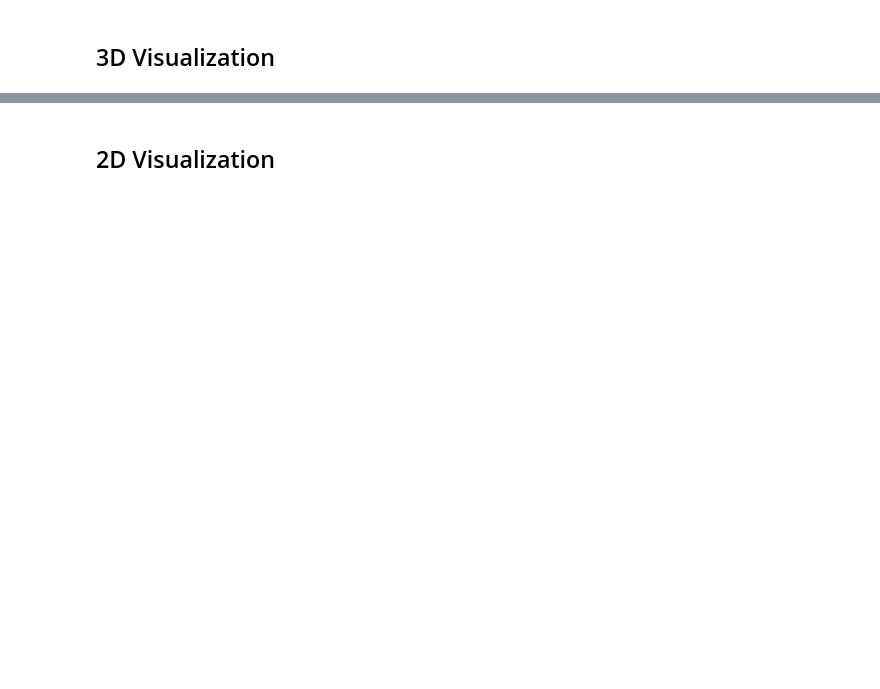
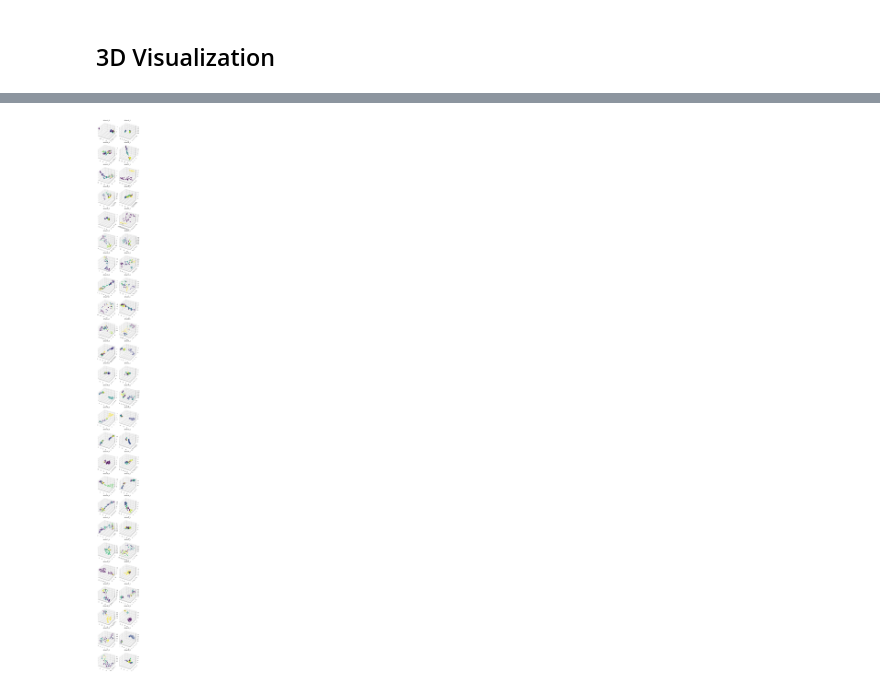
Before and after one commit to ericsua/DataMiningProject23-24, a Jupyter notebook: Part3.ipynb, the cells around one changed output, grey strips where cells are left out. Drawn from its saved outputs; the diff is of its cells as text; code cells hidden in the pictures; blank space fills up the shorter version.

```diff
--- a/Part3.ipynb
+++ b/Part3.ipynb
@@ -1053,24 +585,22 @@ fig.show()
-# %% [markdown]
-## 2D Visualization
-# %%
-fig, ax = plt.subplots(figsize = (14, 10))
-
-for i in range(len(std_dev)):
-    coordinates = off[len(std_dev)-1-i]
-    x = [point[0] for point in coordinates]
-    y = [point[1] for point in coordinates]
-
-    ax.scatter(x, y, s = 100,  edgecolor = "black", label="std_dev = {}".format(std_dev[len(std_dev)-1-i]))
-    ax.scatter(0,0, s=100, color="black", marker='*')
-
-ax.set_xlabel('X')
-ax.set_ylabel('Y')
-ax.axhline(y=0, color='black', linestyle='--', label = "Global minima")
-ax.axhline(y=10, color='grey', linestyle='--')
-ax.axvline(x=0, color='black', linestyle='--')
-ax.axvline(x=10, color='grey', linestyle='--',label = "Starting point")
-
-ax.set_title("Offspring generated with different standard deviation values", fontsize=20)
-ax.legend()
-
-plt.show()
+# %%
+columns = 2
+rows = len(uniqueDrivers) // columns
+fig = plt.figure(figsize=(columns * 3, rows * 3))
+
+for i, driver in enumerate(uniqueDrivers):
+    idx = best_clustroids[i]
+
+    fit = umap.UMAP(n_neighbors=15, min_dist=0.1, n_components=3, metric='euclidean')
+    u = fit.fit_transform(driversDistances[driver])
+
+    ax = fig.add_subplot(rows, columns, i + 1, projection='3d')
+    ax.scatter(u[:, 0], u[:, 1], u[:, 2], s=50, c=driversLabels[driver])
+
+    ax.plot(u[idx, 0], u[idx, 1], u[idx, 2], marker='*', markersize=12, color='black')
+
+    ax.set_title(f"driver {driver}", fontsize=12)
+
+plt.tight_layout()
+plt.show()
+# %% [output]
+[figure, added]
```
Also changed, not shown: parts of 19 cells of this notebook.
